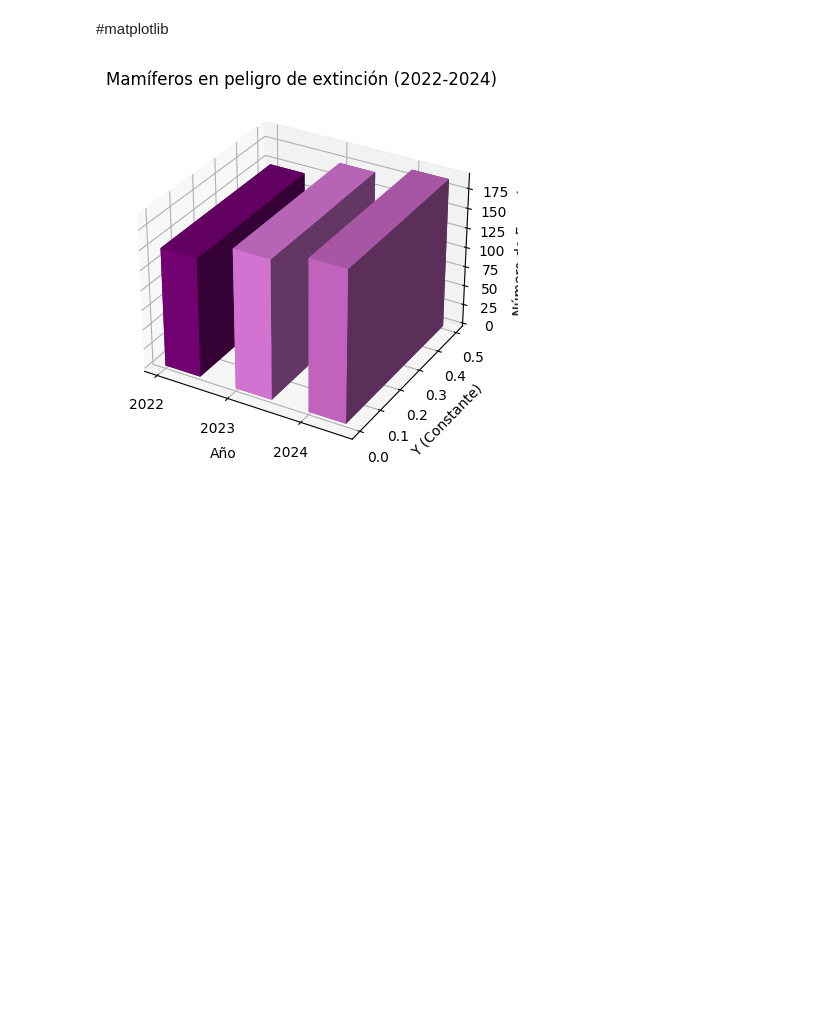
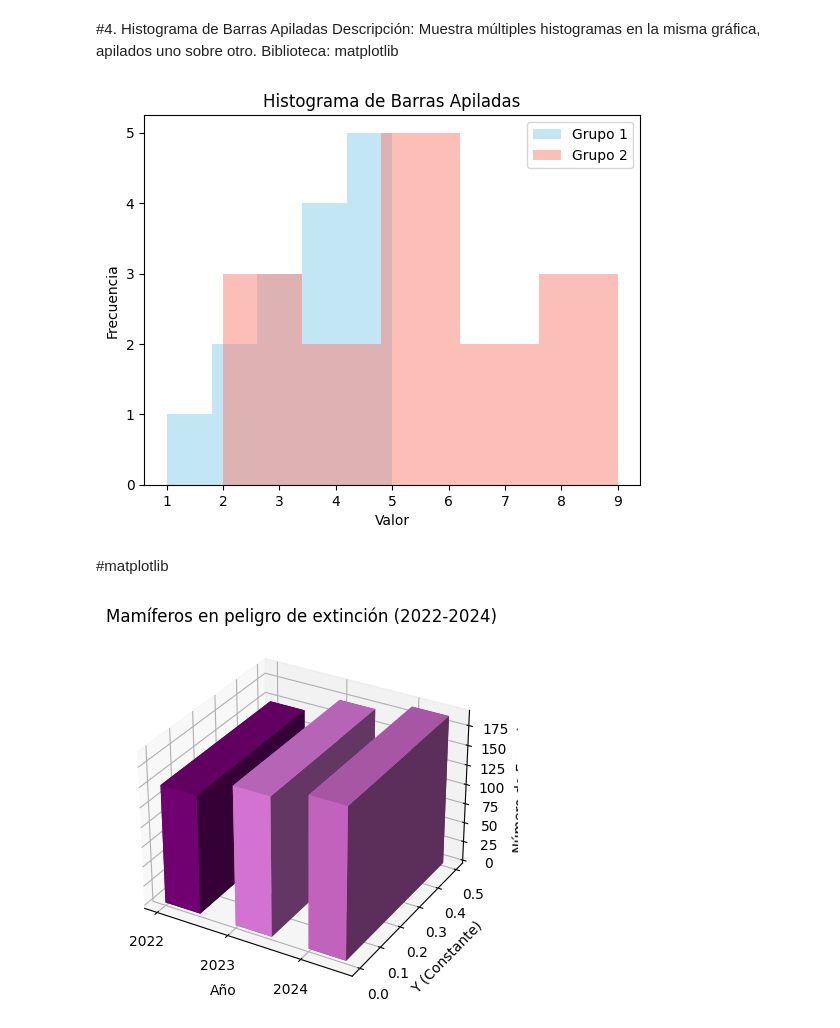
Before and after one commit to Vanessa0ne/phyton, a Jupyter notebook: HISTOGRAFIA_CON_PYTHON.ipynb, the cells around one changed output. Drawn from its saved outputs; the diff is of its cells as text; code cells hidden in the pictures; blank space fills up the shorter version.

```diff
--- a/HISTOGRAFIA_CON_PYTHON.ipynb
+++ b/HISTOGRAFIA_CON_PYTHON.ipynb
@@ -3,3 +52,22 @@
+# %% [markdown]
+#4. Histograma de Barras Apiladas
+Descripción: Muestra múltiples histogramas en la misma gráfica, apilados uno sobre otro.
+Biblioteca: matplotlib
+# %%
+import matplotlib.pyplot as plt
+
+data1 = [1, 2, 2, 3, 3, 3, 4, 4, 4, 4, 5, 5, 5, 5, 5]
+data2 = [2, 3, 3, 4, 4, 5, 5, 5, 6, 6, 7, 7, 8, 8, 9]
+
+plt.hist(data1, bins=5, alpha=0.5, label='Grupo 1', color='skyblue')
+plt.hist(data2, bins=5, alpha=0.5, label='Grupo 2', color='salmon')
+plt.title('Histograma de Barras Apiladas')
+plt.xlabel('Valor')
+plt.ylabel('Frecuencia')
+plt.legend(loc='upper right')
+plt.show()
+# %% [output]
+[figure, added]
 # %% [markdown]
 #matplotlib
 # %%
```
Also changed, not shown: parts of 6 cells of this notebook.
